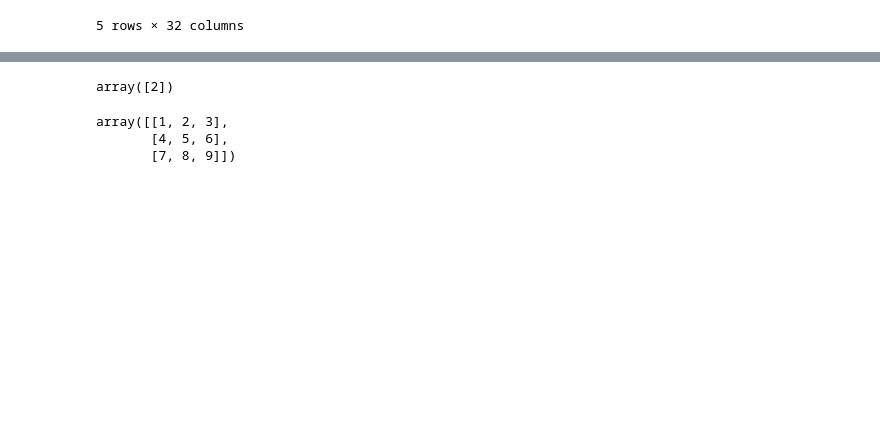
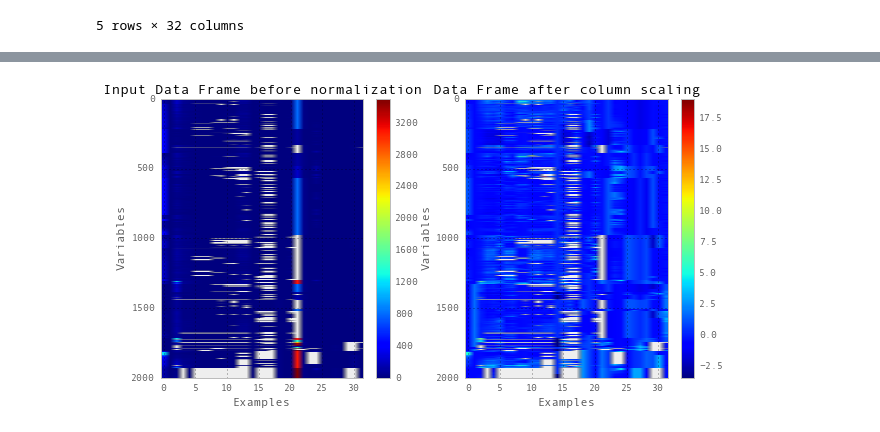
Before and after one commit to emmaggie/SPINDLE_ZOO, a Jupyter notebook: SEPTEMBER_2014/A_Marina_spindle_zoo_part5.ipynb, the cells around one changed output, grey strips where cells are left out. Drawn from its saved outputs; the diff is of its cells as text; code cells hidden in the pictures; blank space fills up the shorter version.

```diff
--- a/SEPTEMBER_2014/A_Marina_spindle_zoo_part5.ipynb
+++ b/SEPTEMBER_2014/A_Marina_spindle_zoo_part5.ipynb
@@ -650,3 +711,11 @@ def normalizeRatings_column(Y, R):
+# %%
+plt.figure(figsize=(10,5))
+plt.subplot(121)
+visualizeDataFrame(dfo,title='Input Data Frame before normalization')
+plt.subplot(122)
+visualizeDataFrame(dfo_normalized, title='Data Frame after column scaling')
+# %% [output]
+[figure, added]
 # %%
 #scipy.optimize.fmin_cg
 
@@ -709,13 +792,3 @@ def cofiCostFunc(params, Y, R, num_users, num_movies, num_features, lambda_):
     grad = np.hstack((X_grad.ravel('F'), Theta_grad.ravel('F')))
 
     return J, grad
-# %%
-a[:1,1]
-# %% [output]
-array([2])
-# %%
-a
-# %% [output]
-array([[1, 2, 3],
-       [4, 5, 6],
-       [7, 8, 9]])
```
Also changed, not shown: parts of 70 cells of this notebook, 1 other file.
